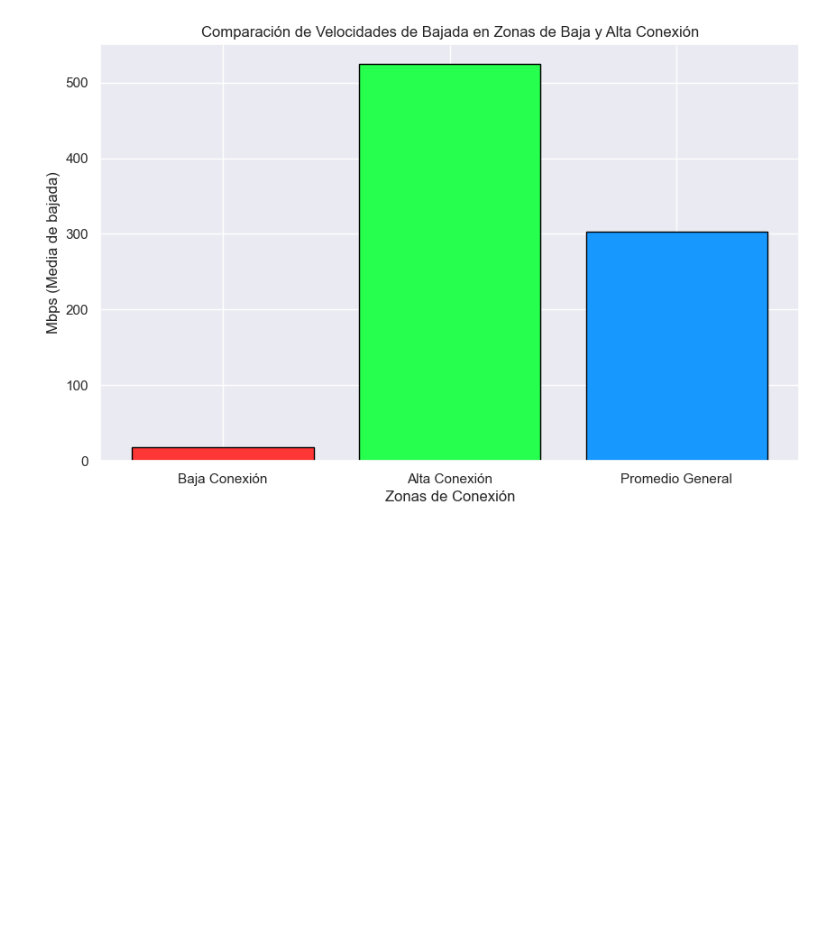
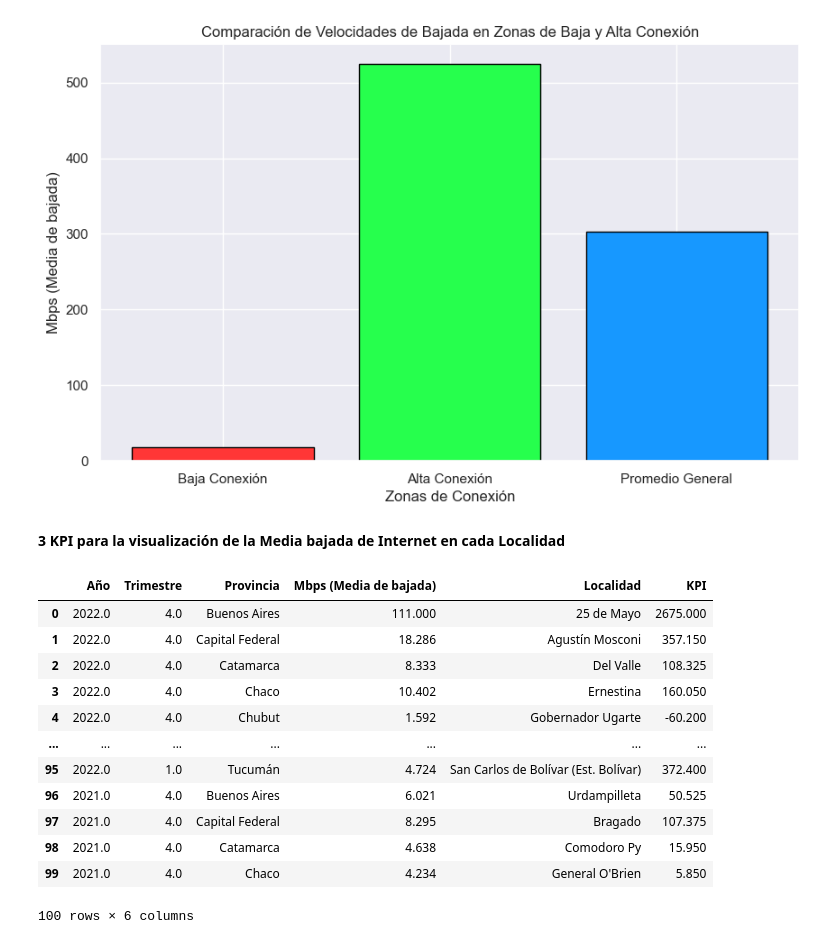
Before and after one commit to Chinaskidev/VecinoNet_Proyecto, a Jupyter notebook: tele_ENACOM_EDA.ipynb, the cells around one changed output. Cells and saved outputs as stored; diff of their text form; code cells hidden in the pictures; blank space fills up the shorter version.

```diff
--- a/tele_ENACOM_EDA.ipynb
+++ b/tele_ENACOM_EDA.ipynb
@@ -840,3 +840,24 @@ plt.title('Comparación de Velocidades de Bajada en Zonas de Baja y Alta Conexi
 plt.show()
 # %% [output]
 [figure]
+# %% [markdown]
+**3 KPI para la visualización de la Media bajada de Internet en cada Localidad**
+# %%
+# Creación deL KPI
+df1_1['KPI'] = ((df1_1['Mbps (Media de bajada)'] - df1_1['Trimestre']) / df1_1['Trimestre']) * 100
+
+df1_1.head(100) # Visualizo las 100 filas
+# %% [output]
+|  | Año | Trimestre | Provincia | Mbps (Media de bajada) | Localidad | KPI |
+| 0 | 2022.0 | 4.0 | Buenos Aires | 111.000 | 25 de Mayo | 2675.000 |
+| 1 | 2022.0 | 4.0 | Capital Federal | 18.286 | Agustín Mosconi | 357.150 |
+| 2 | 2022.0 | 4.0 | Catamarca | 8.333 | Del Valle | 108.325 |
+| 3 | 2022.0 | 4.0 | Chaco | 10.402 | Ernestina | 160.050 |
+| 4 | 2022.0 | 4.0 | Chubut | 1.592 | Gobernador Ugarte | -60.200 |
+| ... | ... | ... | ... | ... | ... | ... |
+| 95 | 2022.0 | 1.0 | Tucumán | 4.724 | San Carlos de Bolívar (Est. Bolívar) | 372.400 |
+| 96 | 2021.0 | 4.0 | Buenos Aires | 6.021 | Urdampilleta | 50.525 |
+| 97 | 2021.0 | 4.0 | Capital Federal | 8.295 | Bragado | 107.375 |
+| 98 | 2021.0 | 4.0 | Catamarca | 4.638 | Comodoro Py | 15.950 |
+| 99 | 2021.0 | 4.0 | Chaco | 4.234 | General O'Brien | 5.850 |
+100 rows × 6 columns
```
Also changed, not shown: parts of 1 cell of this notebook.
